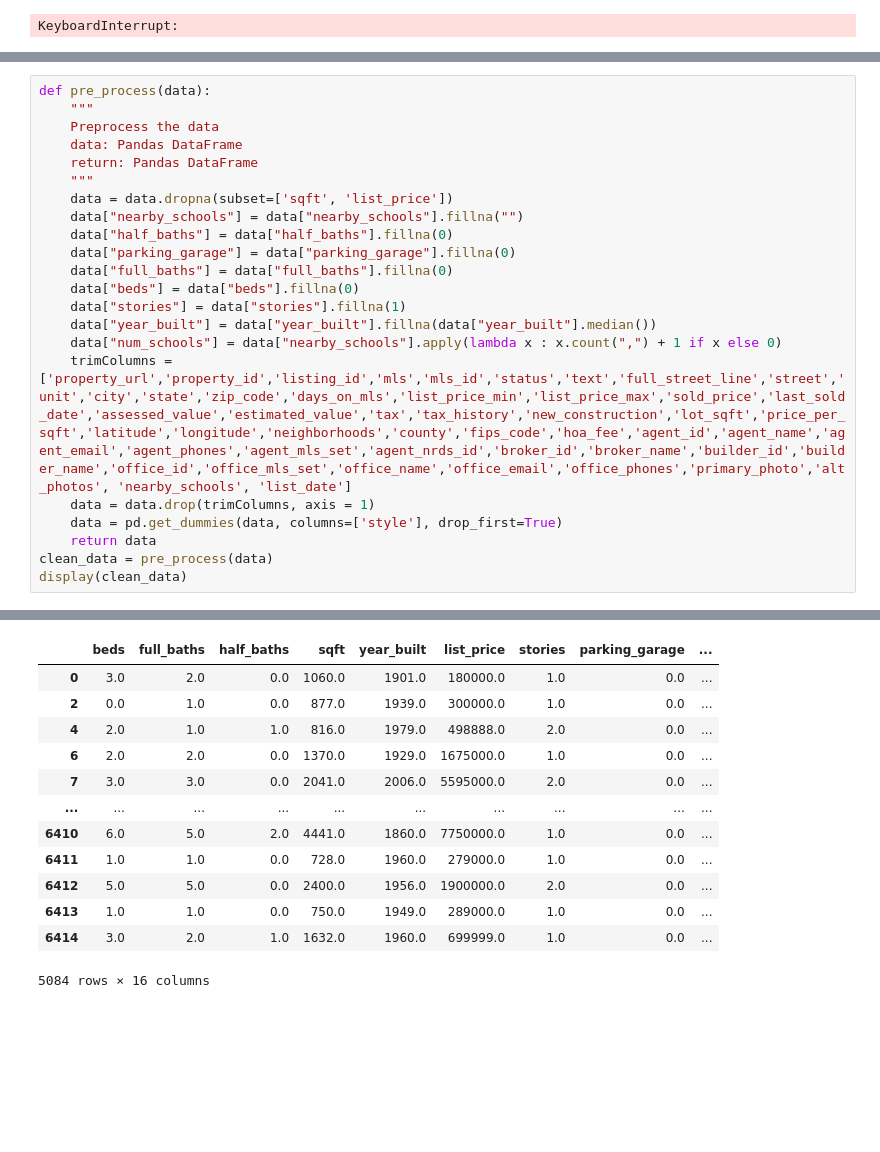
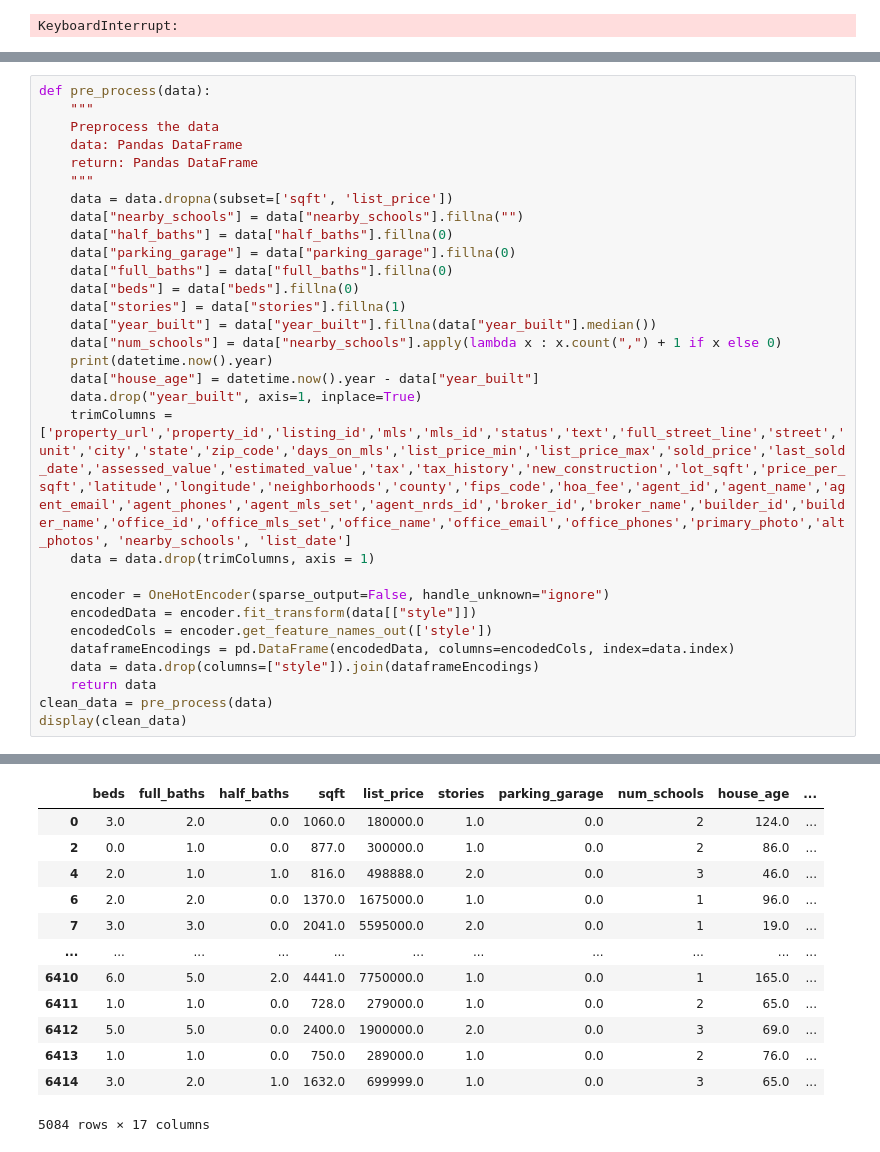
Before and after one commit to nolipot/house-prediction-model, a Jupyter notebook: house.ipynb, the cells around one changed output, grey strips where cells are left out. Cells and saved outputs as stored; diff of their text form; blank space fills up the shorter version.

Commit message:
pre-processing more columns

```diff
--- a/house.ipynb
+++ b/house.ipynb
@@ -70,9 +70,17 @@ def pre_process(data):
     data["stories"] = data["stories"].fillna(1)
     data["year_built"] = data["year_built"].fillna(data["year_built"].median())
     data["num_schools"] = data["nearby_schools"].apply(lambda x : x.count(",") + 1 if x else 0)
+    print(datetime.now().year)
+    data["house_age"] = datetime.now().year - data["year_built"]
+    data.drop("year_built", axis=1, inplace=True)
     trimColumns = ['property_url','property_id','listing_id','mls','mls_id','status','text','full_street_line','street','unit','city','state','zip_code','days_on_mls','list_price_min','list_price_max','sold_price','last_sold_date','assessed_value','estimated_value','tax','tax_history','new_construction','lot_sqft','price_per_sqft','latitude','longitude','neighborhoods','county','fips_code','hoa_fee','agent_id','agent_name','agent_email','agent_phones','agent_mls_set','agent_nrds_id','broker_id','broker_name','builder_id','builder_name','office_id','office_mls_set','office_name','office_email','office_phones','primary_photo','alt_photos', 'nearby_schools', 'list_date']
     data = data.drop(trimColumns, axis = 1)
-    data = pd.get_dummies(data, columns=['style'], drop_first=True)
+
+    encoder = OneHotEncoder(sparse_output=False, handle_unknown="ignore")
+    encodedData = encoder.fit_transform(data[["style"]])
+    encodedCols = encoder.get_feature_names_out(['style'])
+    dataframeEncodings = pd.DataFrame(encodedData, columns=encodedCols, index=data.index)
+    data = data.drop(columns=["style"]).join(dataframeEncodings)
     return data
 clean_data = pre_process(data)
 display(clean_data)
@@ -97,13 +103,13 @@ See the caveats in the documentation: https://pandas.pydata.org/pandas-docs/stab
-|  | beds | full_baths | half_baths | sqft | year_built | list_price | stories | parking_garage | ... |
-| 0 | 3.0 | 2.0 | 0.0 | 1060.0 | 1901.0 | 180000.0 | 1.0 | 0.0 | ... |
-| 2 | 0.0 | 1.0 | 0.0 | 877.0 | 1939.0 | 300000.0 | 1.0 | 0.0 | ... |
-| 4 | 2.0 | 1.0 | 1.0 | 816.0 | 1979.0 | 498888.0 | 2.0 | 0.0 | ... |
-| 6 | 2.0 | 2.0 | 0.0 | 1370.0 | 1929.0 | 1675000.0 | 1.0 | 0.0 | ... |
-| 7 | 3.0 | 3.0 | 0.0 | 2041.0 | 2006.0 | 5595000.0 | 2.0 | 0.0 | ... |
-| ... | ... | ... | ... | ... | ... | ... | ... | ... | ... |
-| 6410 | 6.0 | 5.0 | 2.0 | 4441.0 | 1860.0 | 7750000.0 | 1.0 | 0.0 | ... |
-| 6411 | 1.0 | 1.0 | 0.0 | 728.0 | 1960.0 | 279000.0 | 1.0 | 0.0 | ... |
-| 6412 | 5.0 | 5.0 | 0.0 | 2400.0 | 1956.0 | 1900000.0 | 2.0 | 0.0 | ... |
-| 6413 | 1.0 | 1.0 | 0.0 | 750.0 | 1949.0 | 289000.0 | 1.0 | 0.0 | ... |
-| 6414 | 3.0 | 2.0 | 1.0 | 1632.0 | 1960.0 | 699999.0 | 1.0 | 0.0 | ... |
+|  | beds | full_baths | half_baths | sqft | list_price | stories | parking_garage | num_schools | house_age | ... |
+| 0 | 3.0 | 2.0 | 0.0 | 1060.0 | 180000.0 | 1.0 | 0.0 | 2 | 124.0 | ... |
+| 2 | 0.0 | 1.0 | 0.0 | 877.0 | 300000.0 | 1.0 | 0.0 | 2 | 86.0 | ... |
+| 4 | 2.0 | 1.0 | 1.0 | 816.0 | 498888.0 | 2.0 | 0.0 | 3 | 46.0 | ... |
+| 6 | 2.0 | 2.0 | 0.0 | 1370.0 | 1675000.0 | 1.0 | 0.0 | 1 | 96.0 | ... |
+| 7 | 3.0 | 3.0 | 0.0 | 2041.0 | 5595000.0 | 2.0 | 0.0 | 1 | 19.0 | ... |
+| ... | ... | ... | ... | ... | ... | ... | ... | ... | ... | ... |
+| 6410 | 6.0 | 5.0 | 2.0 | 4441.0 | 7750000.0 | 1.0 | 0.0 | 1 | 165.0 | ... |
+| 6411 | 1.0 | 1.0 | 0.0 | 728.0 | 279000.0 | 1.0 | 0.0 | 2 | 65.0 | ... |
+| 6412 | 5.0 | 5.0 | 0.0 | 2400.0 | 1900000.0 | 2.0 | 0.0 | 3 | 69.0 | ... |
+| 6413 | 1.0 | 1.0 | 0.0 | 750.0 | 289000.0 | 1.0 | 0.0 | 2 | 76.0 | ... |
+| 6414 | 3.0 | 2.0 | 1.0 | 1632.0 | 699999.0 | 1.0 | 0.0 | 3 | 65.0 | ... |
-5084 rows × 16 columns
+5084 rows × 17 columns
```
Also changed, not shown: parts of 3 cells of this notebook.
